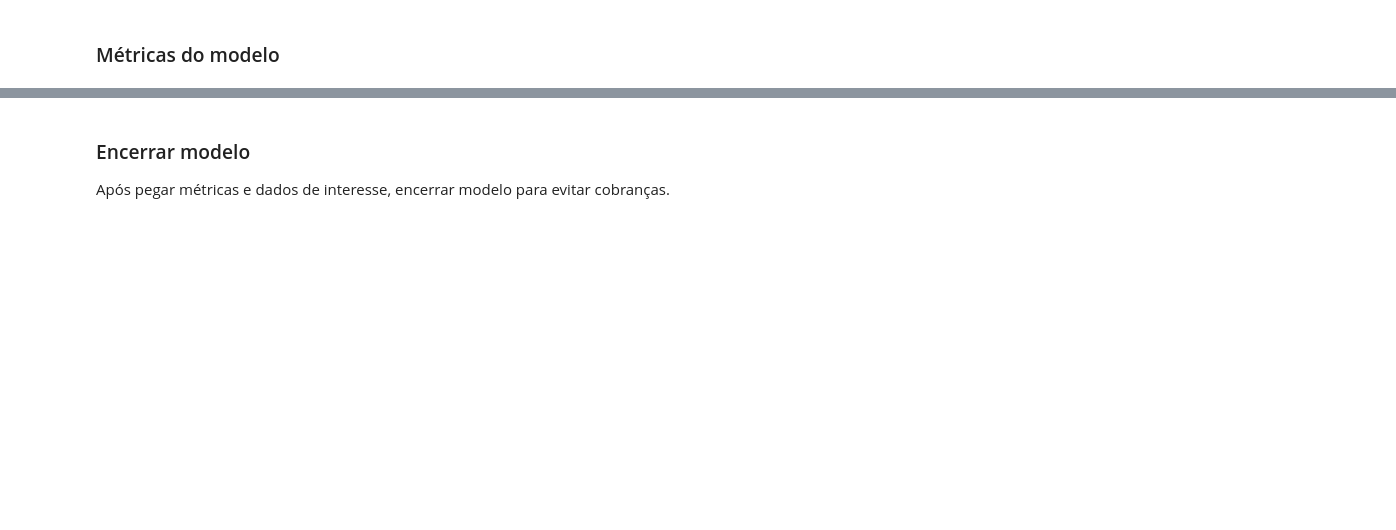
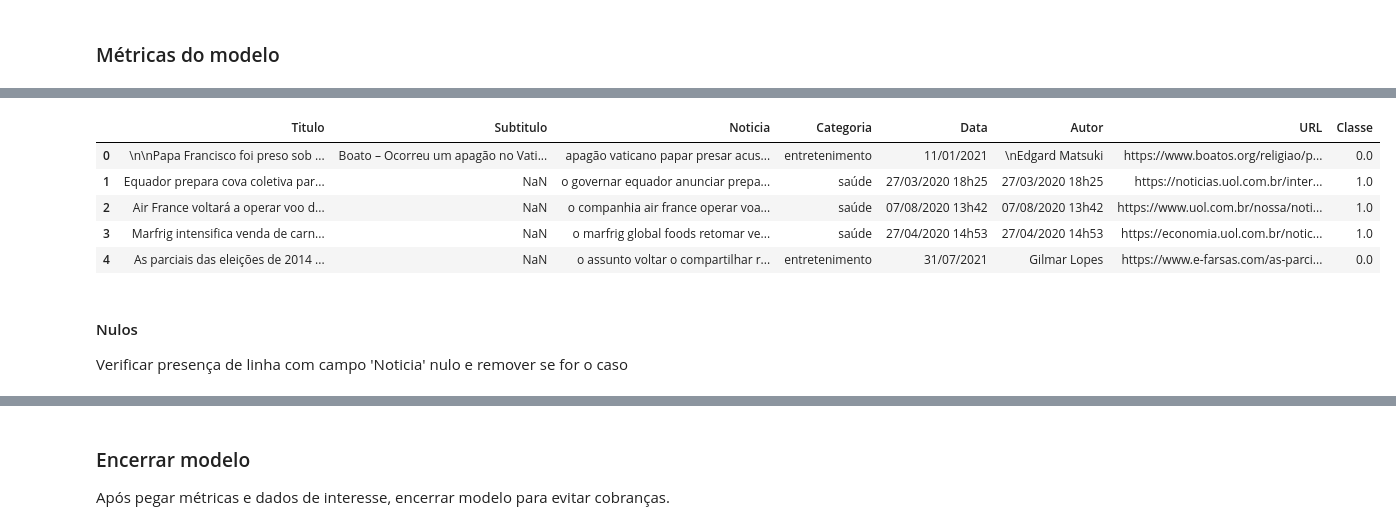
Before and after one commit to RodriguesRBruno/ProjetoMultidisciplinar, a Jupyter notebook: model.ipynb, the cells around one changed output, grey strips where cells are left out. Saved outputs shown, nothing was run; the diff lists cells and outputs as text; code cells hidden in the pictures; blank space fills up the shorter version.

```diff
--- a/model.ipynb
+++ b/model.ipynb
@@ -182,0 +252,14 @@ print(classification_report(y_test_2, y_pred_2))
+# %%
+dset_link = 'https://github.com/Gabriel-Lino-Garcia/FakeRecogna/raw/master/dataset/FakeRecogna.xlsx'
+alternative_df = pd.read_excel(dset_link, engine='openpyxl')  # engine para xlsx
+alternative_df.head()
+# %% [output]
+|  | Titulo | Subtitulo | Noticia | Categoria | Data | Autor | URL | Classe |
+| 0 | \n\nPapa Francisco foi preso sob ... | Boato – Ocorreu um apagão no Vati... | apagão vaticano papar presar acus... | entretenimento | 11/01/2021 | \nEdgard Matsuki | https://www.boatos.org/religiao/p... | 0.0 |
+| 1 | Equador prepara cova coletiva par... | NaN | o governar equador anunciar prepa... | saúde | 27/03/2020 18h25 | 27/03/2020 18h25 | https://noticias.uol.com.br/inter... | 1.0 |
+| 2 | Air France voltará a operar voo d... | NaN | o companhia air france operar voa... | saúde | 07/08/2020 13h42 | 07/08/2020 13h42 | https://www.uol.com.br/nossa/noti... | 1.0 |
+| 3 | Marfrig intensifica venda de carn... | NaN | o marfrig global foods retomar ve... | saúde | 27/04/2020 14h53 | 27/04/2020 14h53 | https://economia.uol.com.br/notic... | 1.0 |
+| 4 | As parciais das eleições de 2014 ... | NaN | o assunto voltar o compartilhar r... | entretenimento | 31/07/2021 | Gilmar Lopes | https://www.e-farsas.com/as-parci... | 0.0 |
+# %% [markdown]
+#### Nulos
+Verificar presença de linha com campo 'Noticia' nulo e remover se for o caso
```
Also changed, not shown: parts of 49 cells of this notebook, 1 other file.
